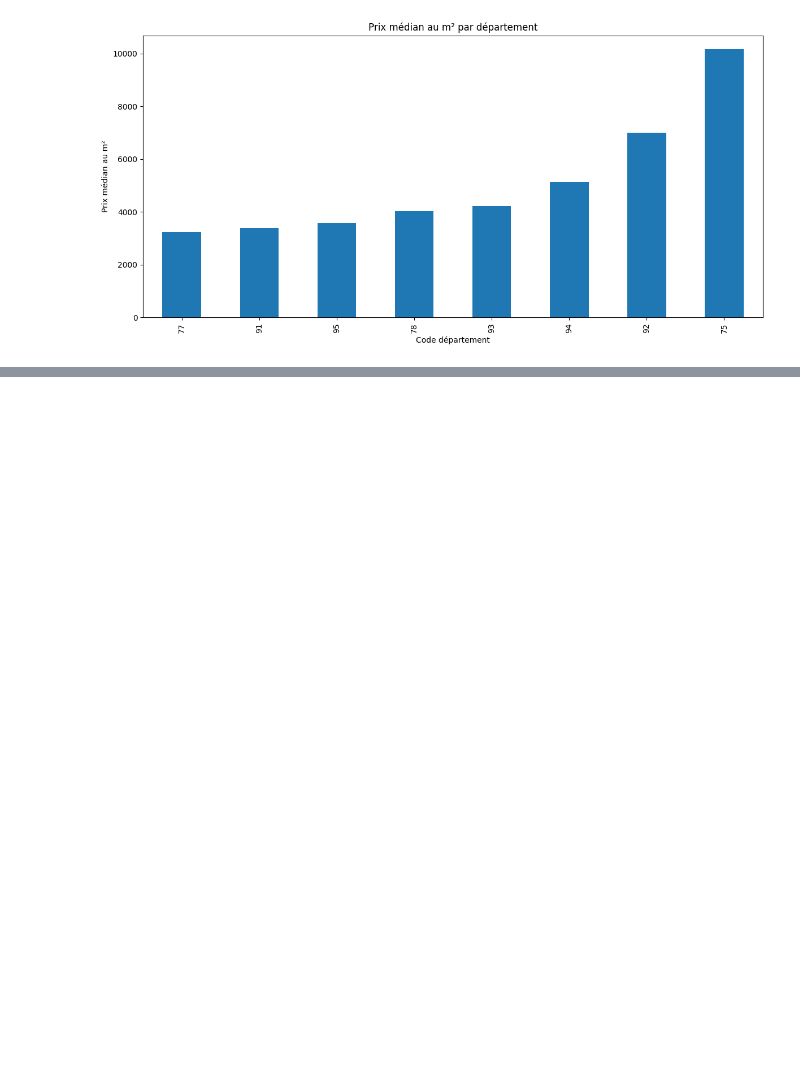
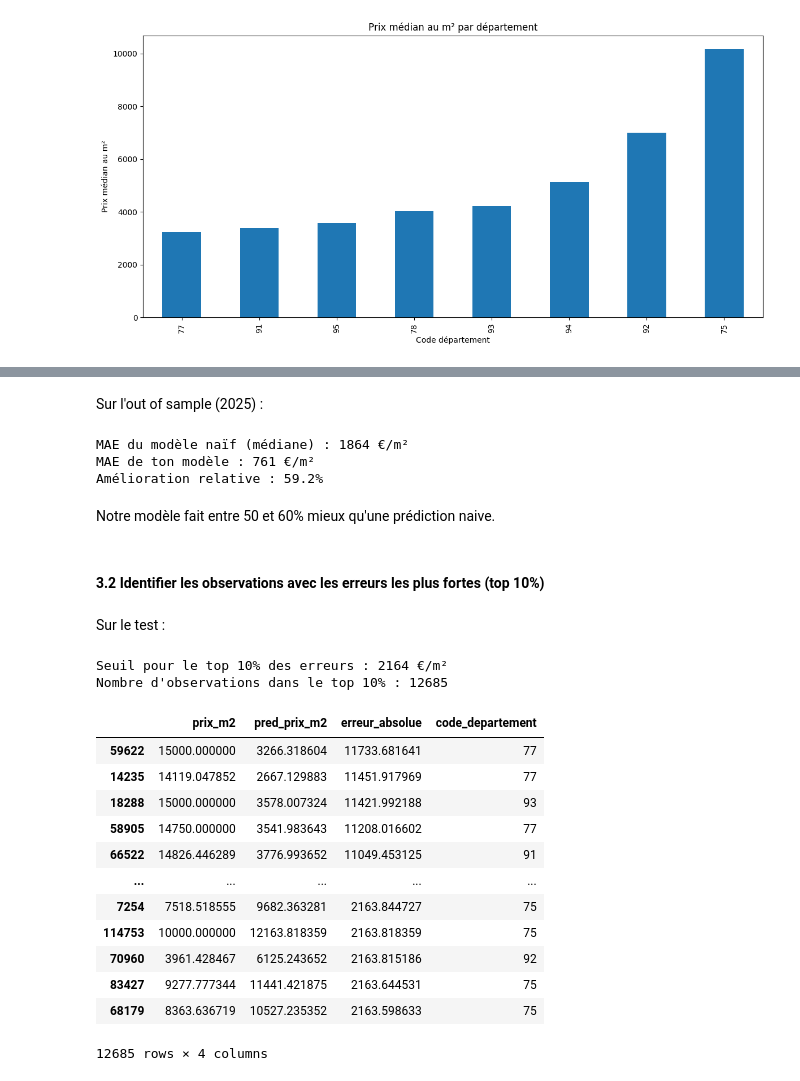
Before and after one commit to leocoooo/land_value_prediction, a Jupyter notebook: notebooks/04_multiple_models.ipynb, the cells around one changed output, grey strips where cells are left out. Saved outputs shown, nothing was run; the diff lists cells and outputs as text; code cells hidden in the pictures; blank space fills up the shorter version.

```diff
--- a/notebooks/04_multiple_models.ipynb
+++ b/notebooks/04_multiple_models.ipynb
@@ -438,0 +538,63 @@ metrics_df
+# %% [markdown]
+Sur l'out of sample (2025) :
+# %%
+# Calcul de la MAE du modèle naïf (médiane)
+mediane_prix_m2 = np.median(y_oos[X_oos["code_departement"] == "75"])
+y_naif = np.repeat(mediane_prix_m2, len(y_oos[X_oos["code_departement"] == "75"]))
+mae_naif = mean_absolute_error(y_oos[X_oos["code_departement"] == "75"], y_naif)
+
+# Amélioration relative
+amelioration = (mae_naif - mean_absolute_error(y_oos, y_pred_oos_xgb)) / mae_naif * 100
+
+print(f"MAE du modèle naïf (médiane) : {mae_naif:.0f} €/m²")
+print(f"MAE de ton modèle : {mean_absolute_error(y_oos, y_pred_oos_xgb):.0f} €/m²")
+print(f"Amélioration relative : {amelioration:.1f}%")
+# %% [output]
+MAE du modèle naïf (médiane) : 1864 €/m²
+MAE de ton modèle : 761 €/m²
+Amélioration relative : 59.2%
+# %% [markdown]
+Notre modèle fait entre 50 et 60% mieux qu'une prédiction naive.
+# %% [markdown]
+#### 3.2 Identifier les observations avec les erreurs les plus fortes (top 10%)
+# %% [markdown]
+Sur le test :
+# %%
+df_test = test_df.copy()
+df_test["pred_prix_m2"] = y_pred_test_xgb.values
+
+# Calcul des erreurs absolues
+df_test["erreur_absolue"] = abs(df_test["prix_m2"] - df_test["pred_prix_m2"])
+
+# Seuil pour le top 10% des erreurs
+seuil = df_test["erreur_absolue"].quantile(0.9)
+
+# Extraction des observations problématiques
+top_10_erreurs = df_test[df_test["erreur_absolue"] >= seuil]
+
+# Tri par erreur décroissante
+top_10_erreurs = top_10_erreurs.sort_values("erreur_absolue", ascending=False)
+
+# Affichage des résultats
+print(f"Seuil pour le top 10% des erreurs : {seuil:.0f} €/m²")
+print(f"Nombre d'observations dans le top 10% : {len(top_10_erreurs)}")
+
+# Afficher les 10 pires prédictions
+cols_to_show = ["prix_m2", "pred_prix_m2", "erreur_absolue", "code_departement"]
+top_10_erreurs[cols_to_show]
+# %% [output]
+Seuil pour le top 10% des erreurs : 2164 €/m²
+Nombre d'observations dans le top 10% : 12685
+|  | prix_m2 | pred_prix_m2 | erreur_absolue | code_departement |
+| 59622 | 15000.000000 | 3266.318604 | 11733.681641 | 77 |
+| 14235 | 14119.047852 | 2667.129883 | 11451.917969 | 77 |
+| 18288 | 15000.000000 | 3578.007324 | 11421.992188 | 93 |
+| 58905 | 14750.000000 | 3541.983643 | 11208.016602 | 77 |
+| 66522 | 14826.446289 | 3776.993652 | 11049.453125 | 91 |
+| ... | ... | ... | ... | ... |
+| 7254 | 7518.518555 | 9682.363281 | 2163.844727 | 75 |
+| 114753 | 10000.000000 | 12163.818359 | 2163.818359 | 75 |
+| 70960 | 3961.428467 | 6125.243652 | 2163.815186 | 92 |
+| 83427 | 9277.777344 | 11441.421875 | 2163.644531 | 75 |
+| 68179 | 8363.636719 | 10527.235352 | 2163.598633 | 75 |
+12685 rows × 4 columns
```
Also changed, not shown: parts of 33 cells of this notebook.
